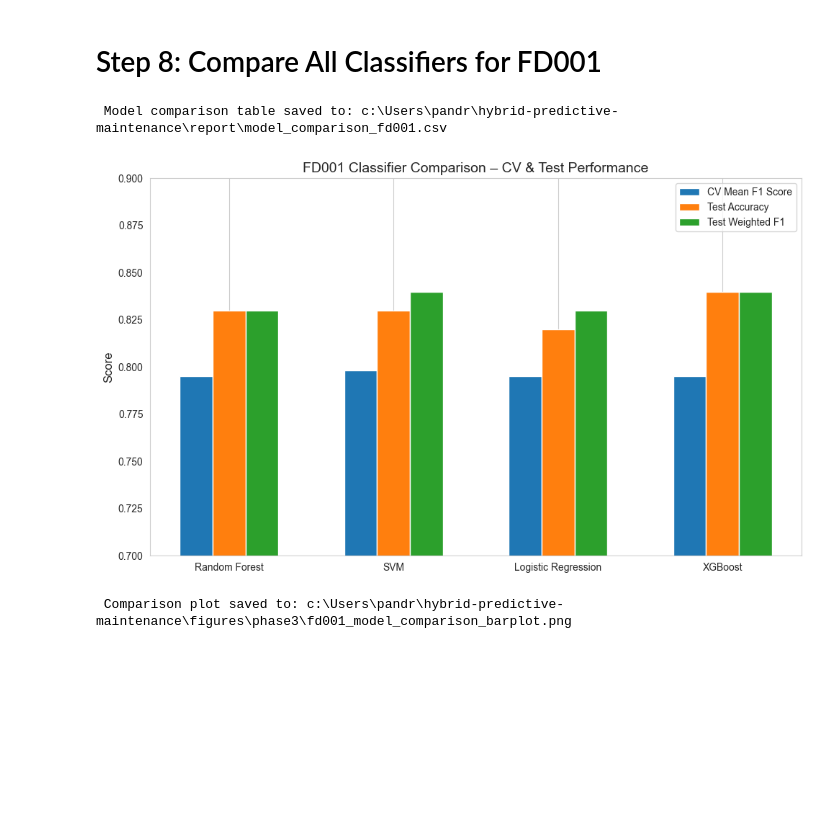
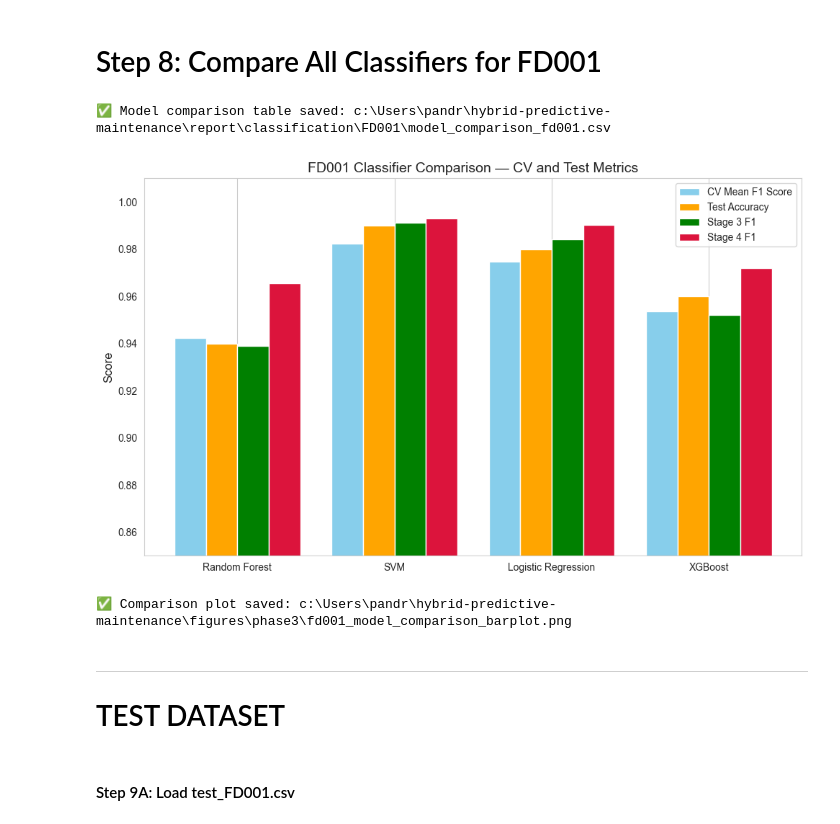
Before and after one commit to sunkenship2025/hybrid-predictive-maintenance, a Jupyter notebook: notebooks/phase3/fd001_classification.ipynb, the cells around one changed output. Cells and saved outputs as stored; diff of their text form; code cells hidden in the pictures; blank space fills up the shorter version.

Commit message:
phase 2.5 and phase 3 fixing

```diff
--- a/notebooks/phase3/fd001_classification.ipynb
+++ b/notebooks/phase3/fd001_classification.ipynb
@@ -782,65 +724,75 @@ Misclassified log saved to: c:\Users\pandr\hybrid-predictive-maintenance\report\
 # %% [markdown]
 # Step 8: Compare All Classifiers for FD001
 # %%
-# Step 8: Compare All Classifiers for FD001
+# Step 8: Compare All Classifiers for FD001 (All Sensors + Correct Metrics)
 
 import os
 import pandas as pd
 import matplotlib.pyplot as plt
 
-# Setup
+# --- Paths ---
 BASE_DIR = os.path.abspath(os.path.join(os.getcwd(), '..', '..'))
 FIGURES_DIR = os.path.join(BASE_DIR, 'figures', 'phase3')
-REPORT_DIR = os.path.join(BASE_DIR, 'report')
+REPORT_DIR = os.path.join(BASE_DIR, 'report', 'classification', 'FD001')
 os.makedirs(FIGURES_DIR, exist_ok=True)
 os.makedirs(REPORT_DIR, exist_ok=True)
 
-# Manually validated results from Steps 4–7
+# --- Classifier Results ---
 model_comparison_fd001 = {
     'Model': ['Random Forest', 'SVM', 'Logistic Regression', 'XGBoost'],
-    'CV Mean F1 Score': [0.7950, 0.7982, 0.7952, 0.7951],
-    'Test Accuracy': [0.83, 0.83, 0.82, 0.84],
-    'Test Weighted F1': [0.83, 0.84, 0.83, 0.84]
+    'CV Mean F1 Score': [0.9423, 0.9822, 0.9748, 0.9535],
+    'Test Accuracy': [0.94, 0.99, 0.98, 0.96],
+    'Stage 3 F1': [0.9389, 0.9911, 0.9841, 0.9520],
+    'Stage 4 F1': [0.9655, 0.9931, 0.9902, 0.9719]
 }
 
-# Create DataFrame
-df_comparison = pd.DataFrame(model_comparison_fd001)
+# --- Create DataFrame ---
+df_compare = pd.DataFrame(model_comparison_fd001)
 
-# Save CSV
-comparison_csv_path = os.path.join(REPORT_DIR, 'model_comparison_fd001.csv')
-df_comparison.to_csv(comparison_csv_path, index=False)
-print(f" Model comparison table saved to: {comparison_csv_path}")
+# --- Save CSV ---
+csv_path = os.path.join(REPORT_DIR, 'model_comparison_fd001.csv')
+df_compare.to_csv(csv_path, index=False)
+print(f"✅ Model comparison table saved: {csv_path}")
 
-# Plot: side-by-side bar chart
+# --- Plot ---
 fig, ax = plt.subplots(figsize=(10, 6))
 bar_width = 0.2
-x = range(len(df_comparison))
+x = range(len(df_compare))
 
-for i, metric in enumerate(['CV Mean F1 Score', 'Test Accuracy', 'Test Weighted F1']):
+metrics = ['CV Mean F1 Score', 'Test Accuracy', 'Stage 3 F1', 'Stage 4 F1']
+colors = ['skyblue', 'orange', 'green', 'crimson']
+
+for i, metric in enumerate(metrics):
     ax.bar(
         [p + bar_width * i for p in x],
-        df_comparison[metric],
+        df_compare[metric],
         width=bar_width,
-        label=metric
+        label=metric,
+        color=colors[i]
     )
 
-# Format plot
-ax.set_xticks([p + bar_width for p in x])
-ax.set_xticklabels(df_comparison['Model'])
-ax.set_ylim(0.7, 0.9)
-ax.set_ylabel('Score')
-ax.set_title('FD001 Classifier Comparison – CV & Test Performance')
+# --- Format ---
+ax.set_xticks([p + bar_width * 1.5 for p in x])
+ax.set_xticklabels(df_compare['Model'])
+ax.set_ylim(0.85, 1.01)
+ax.set_ylabel("Score")
+ax.set_title("FD001 Classifier Comparison — CV and Test Metrics")
 ax.legend()
 ax.grid(axis='y')
 
-# Save plot
-comparison_plot_path = os.path.join(FIGURES_DIR, 'fd001_model_comparison_barplot.png')
+# --- Save Plot ---
+plot_path = os.path.join(FIGURES_DIR, 'fd001_model_comparison_barplot.png')
 plt.tight_layout()
-plt.savefig(comparison_plot_path)
+plt.savefig(plot_path)
 plt.show()
 
-print(f" Comparison plot saved to: {comparison_plot_path}")
+print(f"✅ Comparison plot saved: {plot_path}")
 # %% [output]
- Model comparison table saved to: c:\Users\pandr\hybrid-predictive-maintenance\report\model_comparison_fd001.csv
+✅ Model comparison table saved: c:\Users\pandr\hybrid-predictive-maintenance\report\classification\FD001\model_comparison_fd001.csv
-[figure, old version]
+[figure, new version]
- Comparison plot saved to: c:\Users\pandr\hybrid-predictive-maintenance\figures\phase3\fd001_model_comparison_barplot.png
+✅ Comparison plot saved: c:\Users\pandr\hybrid-predictive-maintenance\figures\phase3\fd001_model_comparison_barplot.png
+# %% [markdown]
+---
+# TEST DATASET
+# %% [markdown]
+####  Step 9A: Load test_FD001.csv
```
Also changed, not shown: parts of 9 cells of this notebook.
